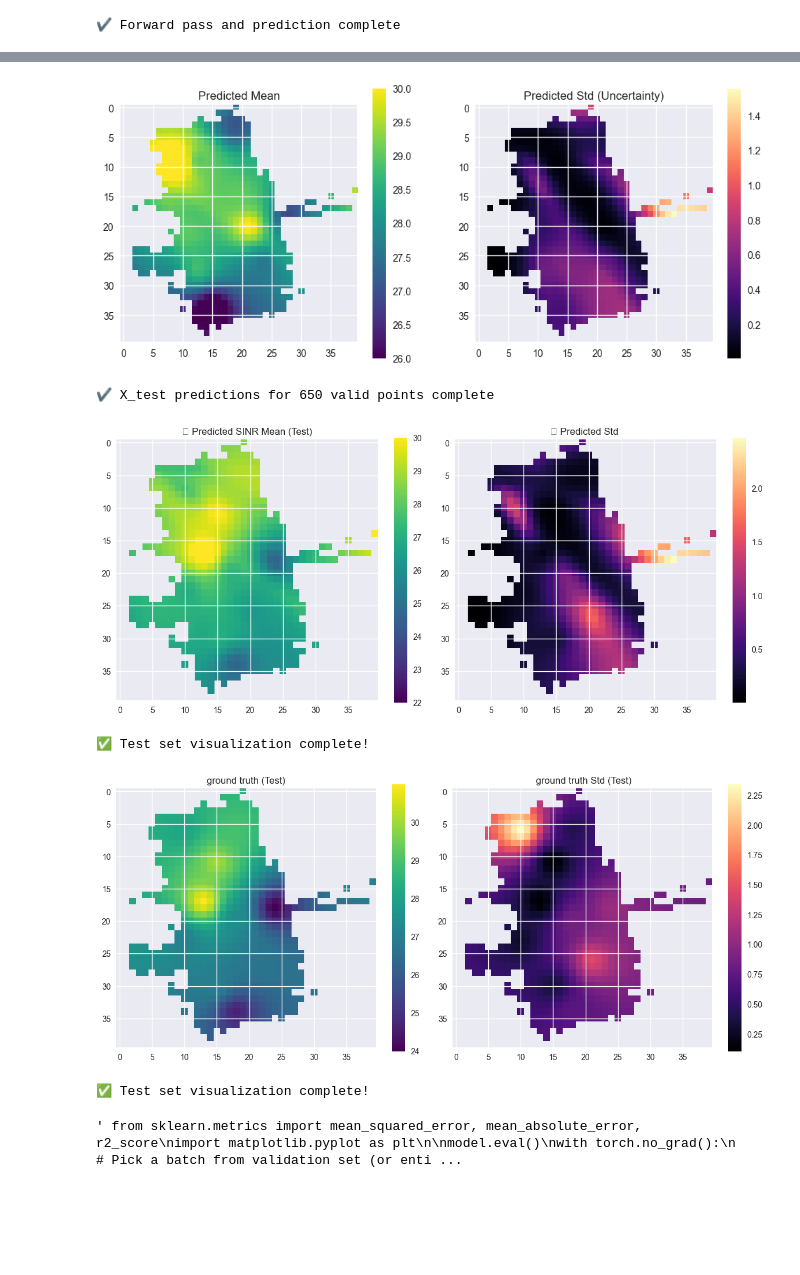
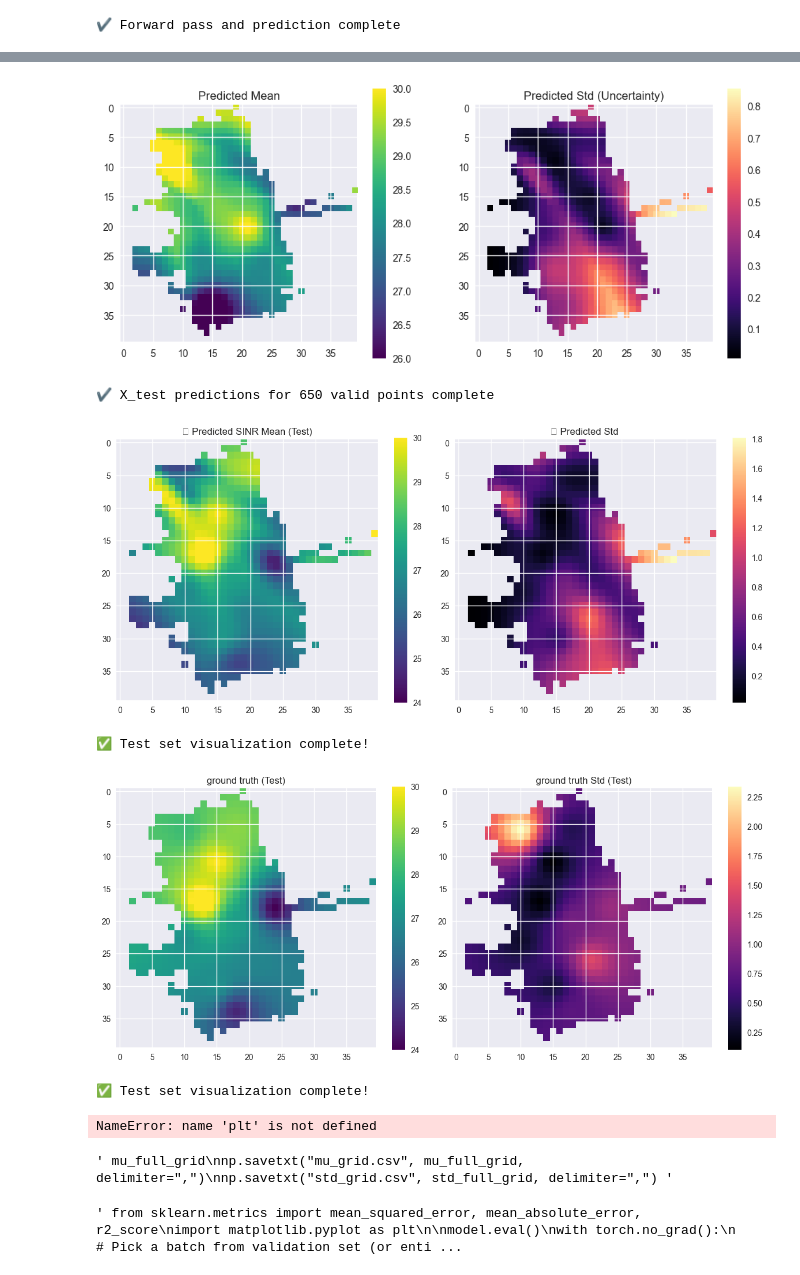
Before and after one commit to longwei-xiao/PyTorch-VAE, a Jupyter notebook: cvae_m2.ipynb, the cells around one changed output, grey strips where cells are left out. Cells and saved outputs as stored; diff of their text form; code cells hidden in the pictures; blank space fills up the shorter version.

```diff
--- a/cvae_m2.ipynb
+++ b/cvae_m2.ipynb
@@ -285,8 +285,8 @@ val_coords_x = val_coords_x.to(device)
 train_coords_y = train_coords_y.to(device)
 train_coords_x = train_coords_x.to(device)
 
-k_choices = torch.tensor([10, 30]).to(device) #[10, 15, 20, 25]
-k_probs   = torch.tensor([0.5, 0.5]).to(device) #[0.6, 0.133, 0.133, 0.133]
+k_choices = torch.tensor([10, 20, 25, 30]).to(device) #[10, 15, 20, 25] # [10,30] best
+k_probs   = torch.tensor([0.5, 0.125, 0.125, 0.25]).to(device) #[0.6, 0.133, 0.133, 0.133] #[0.5,0.5] best
 num_train_locs = 30
 
 valid_indices_t = torch.tensor(valid_indices, device=device).float()
@@ -617,7 +616,7 @@ import matplotlib.pyplot as plt
 mu_vals = mu_pred[30, :, 0].cpu().numpy()
 
 # De-normalize using IDW interpolated stats
-mu_orig = mu_vals * interp_std_650 + interp_mean_650
+mu_orig = 4*(mu_vals * interp_std_650) + interp_mean_650
 
 std_vals = std_pred[30,:,0].cpu().numpy()
 
@@ -648,7 +647,7 @@ fig.colorbar(im1, ax=axs[1])
 
 plt.show()
 # %% [output]
-[figure, old version]
+[figure, new version]
 # %%
 # ================================================================
 # 1️⃣ Extract Test Sensor Coordinates
@@ -734,13 +733,13 @@ sampled_test_pred = torch.clamp(sampled_test_pred,
 # 9️⃣ Average Predictions Across Samples (Batch)
 # ================================================================
 pred_norm_test_650 = sampled_test_pred[1000:2000,:,0].mean(axis=0).cpu().numpy()  # [N_valid]100 sample was good
-mu_norm_test_650 = mu_test_pred[1000:2000,:,0].mean(axis=0).cpu().numpy()
-std_norm_test_650 = std_test_pred[1000:2000,:,0].mean(axis=0).cpu().numpy()
+mu_norm_test_650 = mu_test_pred[2000:3000,:,0].mean(axis=0).cpu().numpy()
+std_norm_test_650 = std_test_pred[2000:3000,:,0].mean(axis=0).cpu().numpy()
 # ================================================================
 # 🔟 De-normalize Using IDW Per-Sensor Stats
 # ================================================================
 pred_test_650 = pred_norm_test_650 * interp_std_650_test + interp_mean_650_test
-mu_test_650 = mu_norm_test_650 * interp_std_650_test + interp_mean_650_test
+mu_test_650 = 4*(mu_norm_test_650 * interp_std_650_test) + interp_mean_650_test
 std_test_650 = std_norm_test_650 * interp_std_650_test
 print("✔ X_test predictions for 650 valid points complete")
 # %% [output]
@@ -761,36 +760,35 @@ std_full_grid = np.zeros((H, W), dtype=np.float32)
 valid_y, valid_x = valid_mask.nonzero(as_tuple=True)
 valid_y_cpu = valid_y.cpu().numpy()
 valid_x_cpu = valid_x.cpu().numpy()
 
 # De-normalized predictions from X_test
 mu_full_grid[valid_y_cpu, valid_x_cpu] = mu_test_650  # averaged mean predictions
 std_full_grid[valid_y_cpu, valid_x_cpu] = std_test_650 # or fill with computed std
 
 # Mask invalid locations
 masked_mu = np.ma.masked_where(mu_full_grid == 0, mu_full_grid)
 masked_std = np.ma.masked_where(std_full_grid == 0, std_full_grid)
 
 # -----------------------------
 # Visualization
 # -----------------------------
 fig, axs = plt.subplots(1, 2, figsize=(12, 5))
 
 # Predicted Mean
-im0 = axs[0].imshow(masked_mu, cmap='viridis', vmin=22,
-                    vmax=30)
+im0 = axs[0].imshow(masked_mu, cmap='viridis', vmin=24,vmax=30)
 axs[0].set_title("📡 Predicted SINR Mean (Test)")
 fig.colorbar(im0, ax=axs[0])
 
 # Predicted Std / Uncertainty
 im1 = axs[1].imshow(masked_std, cmap='magma')
 axs[1].set_title("🔹 Predicted Std ")
 fig.colorbar(im1, ax=axs[1])
 
 plt.tight_layout()
 plt.show()
 print("✅ Test set visualization complete!")
 # %% [output]
-[figure, old version]
+[figure, new version]
 ✅ Test set visualization complete!
 # %%
 import numpy as np
@@ -823,7 +821,7 @@ masked_std_test = np.ma.masked_where(std_full_grid_test == 0, std_full_grid_test
 fig, axs = plt.subplots(1, 2, figsize=(12, 5))
 
 # Predicted Mean
-im0 = axs[0].imshow(masked_mu_test, cmap='viridis')#, vmin=22, vmax=30)
+im0 = axs[0].imshow(masked_mu_test, cmap='viridis',vmin=24, vmax=30)
 axs[0].set_title("ground truth (Test)")
 fig.colorbar(im0, ax=axs[0])
 
@@ -836,12 +834,31 @@ plt.tight_layout()
 plt.show()
 print("✅ Test set visualization complete!")
 # %% [output]
-[figure, old version]
+[figure, new version]
 ✅ Test set visualization complete!
+# %%
+fig, axs = plt.subplots(1, 2, figsize=(12, 5))
+
+# Predicted Mean
+im0 = axs[0].imshow(mu_full_grid_test-mu_full_grid, cmap='viridis')
+axs[0].set_title("ground truth (Test)")
+fig.colorbar(im0, ax=axs[0])
+
+# Predicted Std / Uncertainty
+im1 = axs[1].imshow(std_full_grid_test-std_full_grid, cmap='magma')
+axs[1].set_title(" ground truth Std (Test)")
+fig.colorbar(im1, ax=axs[1])
+
+plt.tight_layout()
+plt.show()
+# %% [output]
+NameError: name 'plt' is not defined
 # %%
 """ mu_full_grid
 np.savetxt("mu_grid.csv", mu_full_grid, delimiter=",")
 np.savetxt("std_grid.csv", std_full_grid, delimiter=",") """
+# %% [output]
+' mu_full_grid\nnp.savetxt("mu_grid.csv", mu_full_grid, delimiter=",")\nnp.savetxt("std_grid.csv", std_full_grid, delimiter=",") '
 # %%
 """ from sklearn.metrics import mean_squared_error, mean_absolute_error, r2_score
 import matplotlib.pyplot as plt
```
Also changed, not shown: parts of 5 cells of this notebook, 2 other files.
